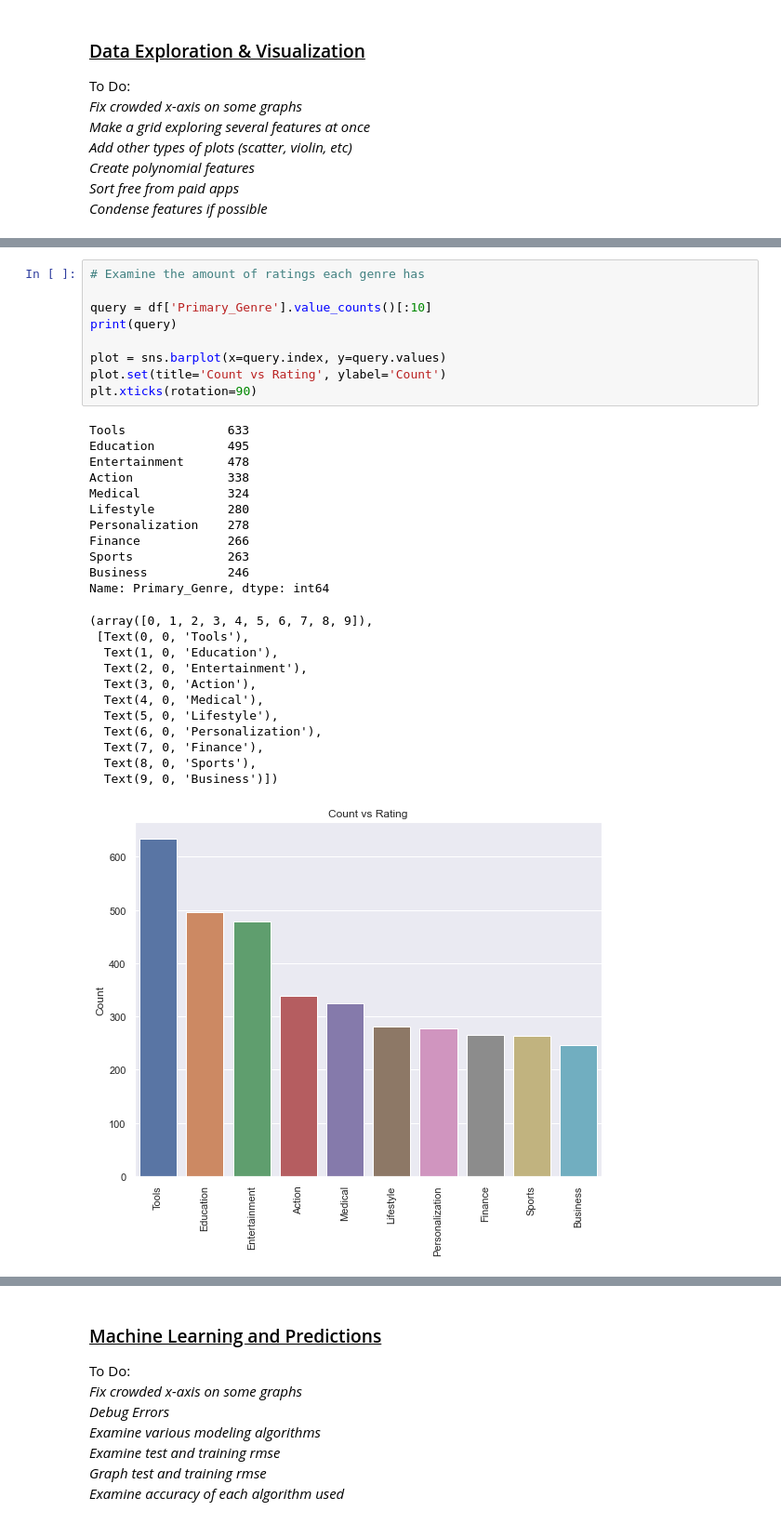
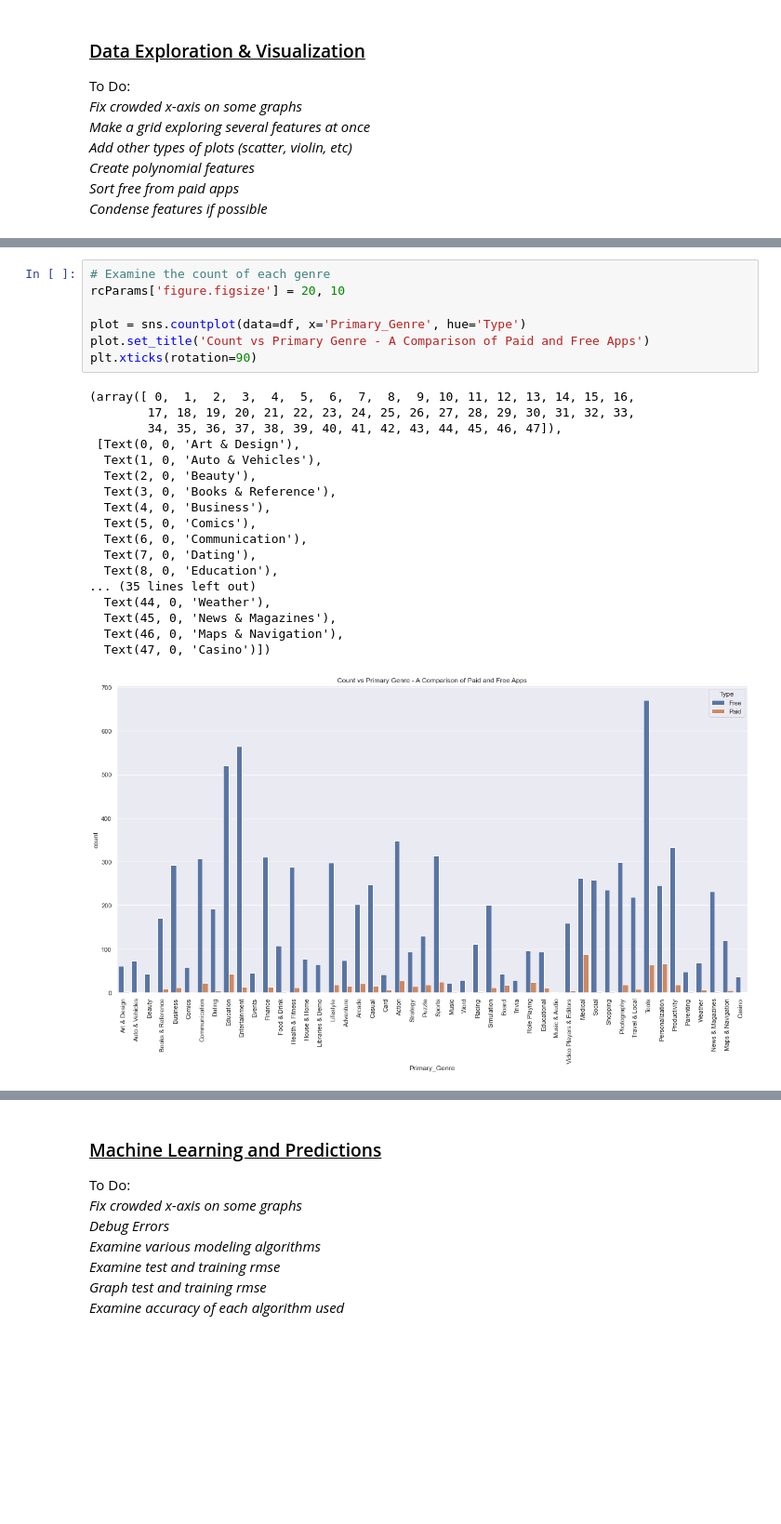
Before and after one commit to bryanaguiar/Data-Science-Group-Project, a Jupyter notebook: Playstore_Analysis_Data_Clean_Up.ipynb, the cells around one changed output, grey strips where cells are left out. Shown at 93% size. Cells and saved outputs as stored; diff of their text form; blank space fills up the shorter version.

```diff
--- a/Playstore_Analysis_Data_Clean_Up.ipynb
+++ b/Playstore_Analysis_Data_Clean_Up.ipynb
@@ -255,33 +334,26 @@ Name: Reviews, dtype: int32
-# %%
-# Examine the amount of ratings each genre has
-
-query = df['Primary_Genre'].value_counts()[:10]
-print(query)
-
-plot = sns.barplot(x=query.index, y=query.values)
-plot.set(title='Count vs Rating', ylabel='Count')
-plt.xticks(rotation=90)
-# %% [output]
-Tools              633
-Education          495
-Entertainment      478
-Action             338
-Medical            324
-Lifestyle          280
-Personalization    278
-Finance            266
-Sports             263
-Business           246
-Name: Primary_Genre, dtype: int64
-(array([0, 1, 2, 3, 4, 5, 6, 7, 8, 9]),
- [Text(0, 0, 'Tools'),
-  Text(1, 0, 'Education'),
-  Text(2, 0, 'Entertainment'),
-  Text(3, 0, 'Action'),
-  Text(4, 0, 'Medical'),
-  Text(5, 0, 'Lifestyle'),
-  Text(6, 0, 'Personalization'),
-  Text(7, 0, 'Finance'),
-  Text(8, 0, 'Sports'),
-  Text(9, 0, 'Business')])
-[figure, removed]
+# %%
+# Examine the count of each genre
+rcParams['figure.figsize'] = 20, 10
+
+plot = sns.countplot(data=df, x='Primary_Genre', hue='Type')
+plot.set_title('Count vs Primary Genre - A Comparison of Paid and Free Apps')
+plt.xticks(rotation=90)
+# %% [output]
+(array([ 0,  1,  2,  3,  4,  5,  6,  7,  8,  9, 10, 11, 12, 13, 14, 15, 16,
+        17, 18, 19, 20, 21, 22, 23, 24, 25, 26, 27, 28, 29, 30, 31, 32, 33,
+        34, 35, 36, 37, 38, 39, 40, 41, 42, 43, 44, 45, 46, 47]),
+ [Text(0, 0, 'Art & Design'),
+  Text(1, 0, 'Auto & Vehicles'),
+  Text(2, 0, 'Beauty'),
+  Text(3, 0, 'Books & Reference'),
+  Text(4, 0, 'Business'),
+  Text(5, 0, 'Comics'),
+  Text(6, 0, 'Communication'),
+  Text(7, 0, 'Dating'),
+  Text(8, 0, 'Education'),
+... (35 lines left out)
+  Text(44, 0, 'Weather'),
+  Text(45, 0, 'News & Magazines'),
+  Text(46, 0, 'Maps & Navigation'),
+  Text(47, 0, 'Casino')])
+[figure, added]
```
Also changed, not shown: parts of 47 cells of this notebook.
